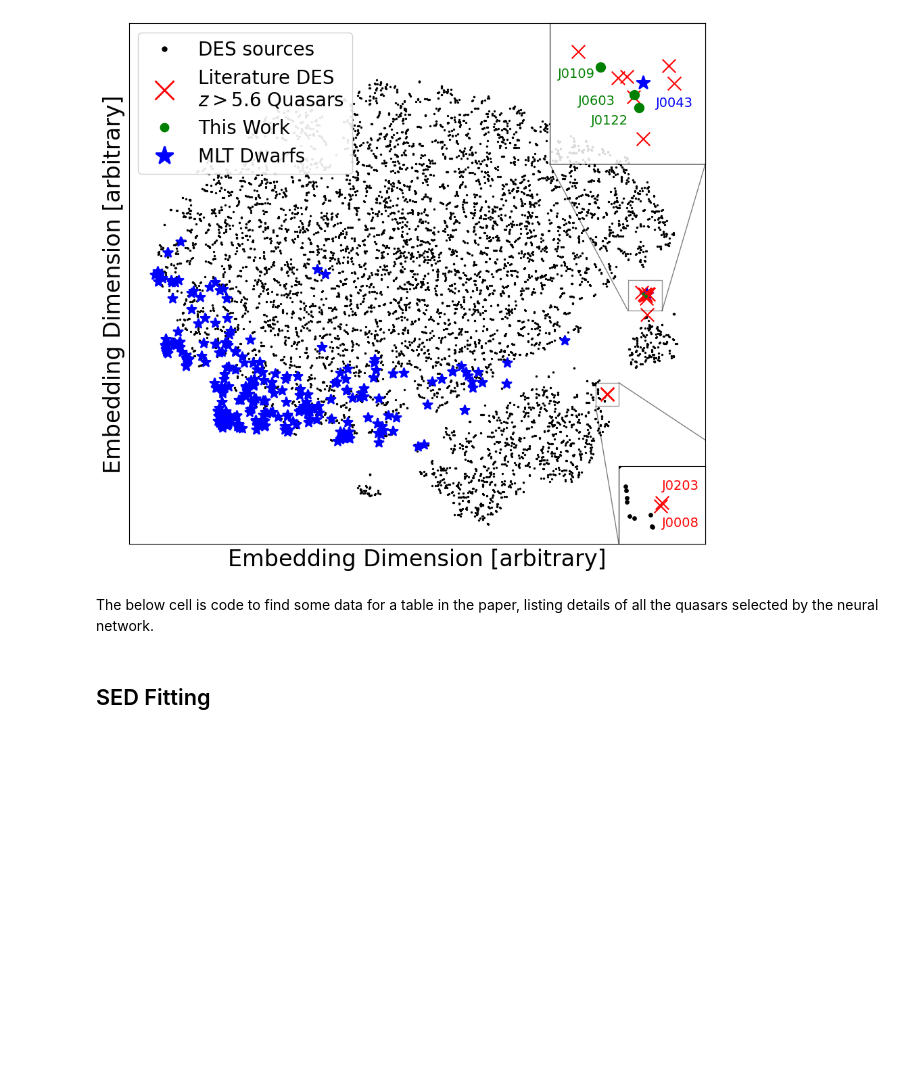
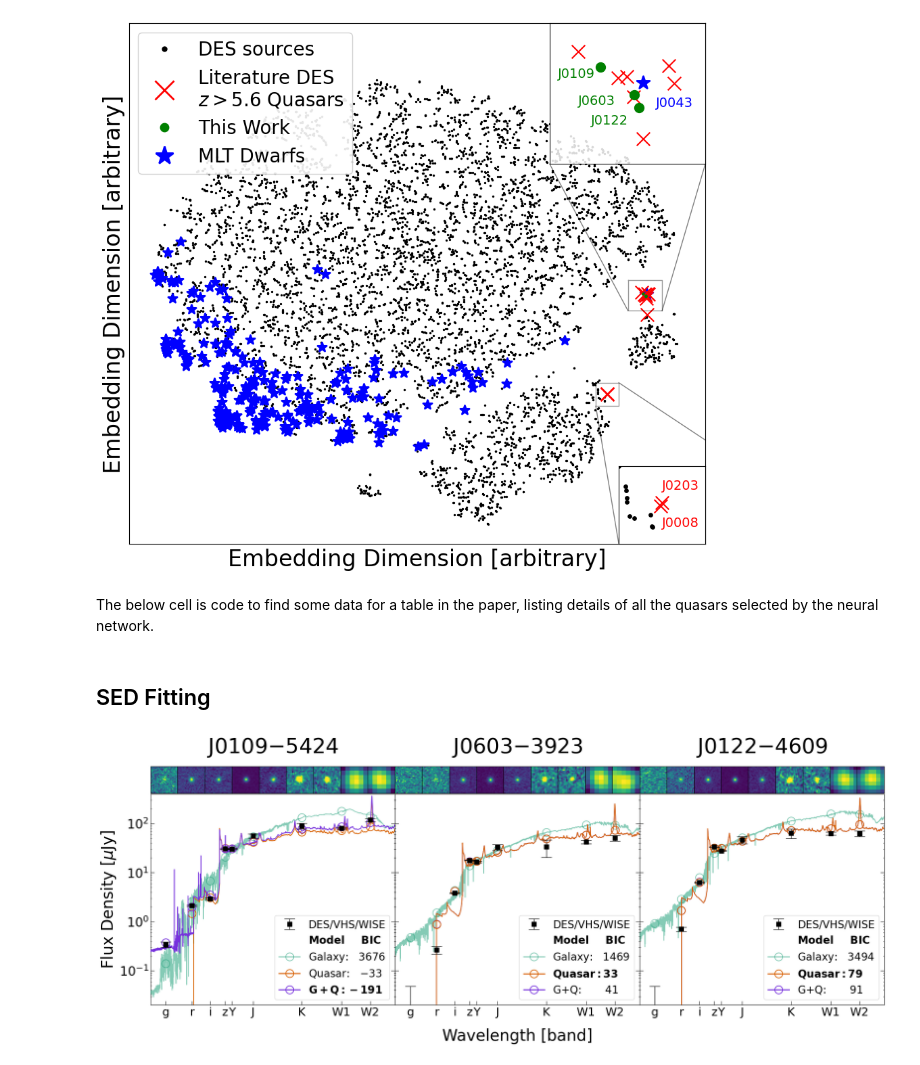
Before and after one commit to xbyrne/glq_mpia, a Jupyter notebook: _figures_for_paper.ipynb, the cells around one changed output. Cells and saved outputs as stored; diff of their text form; code cells hidden in the pictures; blank space fills up the shorter version.

Commit message:
Updating seds figure

```diff
--- a/_figures_for_paper.ipynb
+++ b/_figures_for_paper.ipynb
@@ -361,3 +393,86 @@ The below cell is code to find some data for a table in the paper, listing detai
+# %%
+fg, axs = plt.subplot_mosaic([
+        [f'{band}0' for band in bands] + [f'{band}1' for band in bands] + [f'{band}2' for band in bands],
+        ['BAGPIPES0'] * 9 + ['BAGPIPES1'] * 9 + ['BAGPIPES2'] * 9,
+    ], figsize=(25,8.2),
+    height_ratios=[.54,4],
+    gridspec_kw={'hspace':0., 'wspace':0.}
+)
+for i, (coi, wavset, specset, BICset) in enumerate(zip(lhzq_cois, bagpipes_wavs, bagpipes_spectra, BICs)):
+    ## Imaging
+    for j, band in enumerate(bands[:5]):
+        axs[f'{band}{i}'].imshow(imgs[ids==coi][0][:,:,j])
+    for band in ['J','K']:
+        axs[f'{band}{i}'].imshow(255-plt.imread(f'./paper/figs/{coi}_{band}.jpg'))
+    for band in ['W1','W2']:
+        axs[f'{band}{i}'].imshow(fits.open(f'./paper/figs/{coi}_{band}.fits')[0].data)
+    object_magnitudes = cut_df.loc[coi]
+    for band in bands:
+        ax = axs[f'{band}{i}'] # Axes showing imaging
+        ax.set_xticks([])
+        ax.set_yticks([])
+        # ax.set_title( # Writing magnitudes on top of imaging
+        #     f'{band}\n{object_magnitudes[f"{band}_mag"]:.1f}',
+        #     fontsize=18
+        # )
+    ## Spectra
+    ax = axs[f'BAGPIPES{i}']
+    if i>0:
+        zords = [10,30,20]
+    else:
+        zords = [10,20,30]
+    for wavs, spectrum, col, lab, zord in zip(
+        wavset, specset, bagpipes_colours, bagpipes_labels, zords
+    ):
+        ax.plot(wavs, spectrum, c=col, zorder=zord)
+        ax.plot(
+            eff_wavs, quasar_galaxy_fit.spectrum_to_photometry(wavs, spectrum),
+            marker='o', mec=col, mew=1.5, mfc='None', lw=0, ms=15,
+            label='_nolegend_', zorder=zord
+        )
+    ## True fluxes
+    true_fluxes = ax.errorbar(
+        eff_wavs, object_magnitudes[[f'{band}_flux' for band in bands]],
+        yerr = object_magnitudes[[f'{band}_fluxerr' for band in bands]],
+        marker='s', mfc='k', mec='k', ms=9, lw=0, zorder=50,
+        ecolor='k', elinewidth=1, capsize=10,
+        label='DES/VHS/WISE'
+    )
+
+    ax.set_xlim(4e3, 6e4)
+    ax.set_ylim(2e-2, 4e2)
+    ax.set_xscale('log')
+    ax.set_yscale('log')
+    ax.set_xticks(eff_wavs)
+    ax.set_xticks([], minor=True)
+    ax.set_title(coord_name_dict[coi], y=1.18, fontsize=40)
+    ## Legend
+    best = [[False, False, True],[False, True, False],[False, True, False]][i]
+    legend_elements = [true_fluxes] + \
+        [lines.Line2D(
+            [0],[0], color='None',lw=0, label='$\\bf{Model}$     $\\bf{BIC}$'
+        )] + \
+        [
+            lines.Line2D(
+                [0],[0], color=col, lw=2,
+                marker='o', mew=1.5, mec=col, mfc='None', ms=15,
+                label=f'$\\bf{{{lab}{BIC:.0f}}}$' if bst else f'{lab}${BIC:.0f}$'
+            ) for col, lab, BIC, bst in zip(bagpipes_colours, bagpipes_labels, BICset, best)
+        ]
+    ax.legend(handles=legend_elements)
+    ## Titles and ticks
+    ax.set_xticklabels(bands)
+    ax.tick_params(axis='x', top=False)
+    if i>0:
+        ax.set_yticklabels([])
+    else:
+        ax.tick_params(axis='y', labelsize=24)
+        ax.set_ylabel(r'Flux Density [$\mu$Jy]', fontsize=30)
+    if i==1:
+        ax.set_xlabel('Wavelength [band]', fontsize=30, labelpad=20)
+fg.savefig(f'./paper/figs/seds.pdf', bbox_inches='tight', pad_inches=0.1)
+# %% [output]
+[figure, added]
 # %%
 # Images
 ids = np.load('./data/processed/ids.npz')['ids'].astype(int)
```
Also changed, not shown: parts of 2 cells of this notebook, 1 other file.
